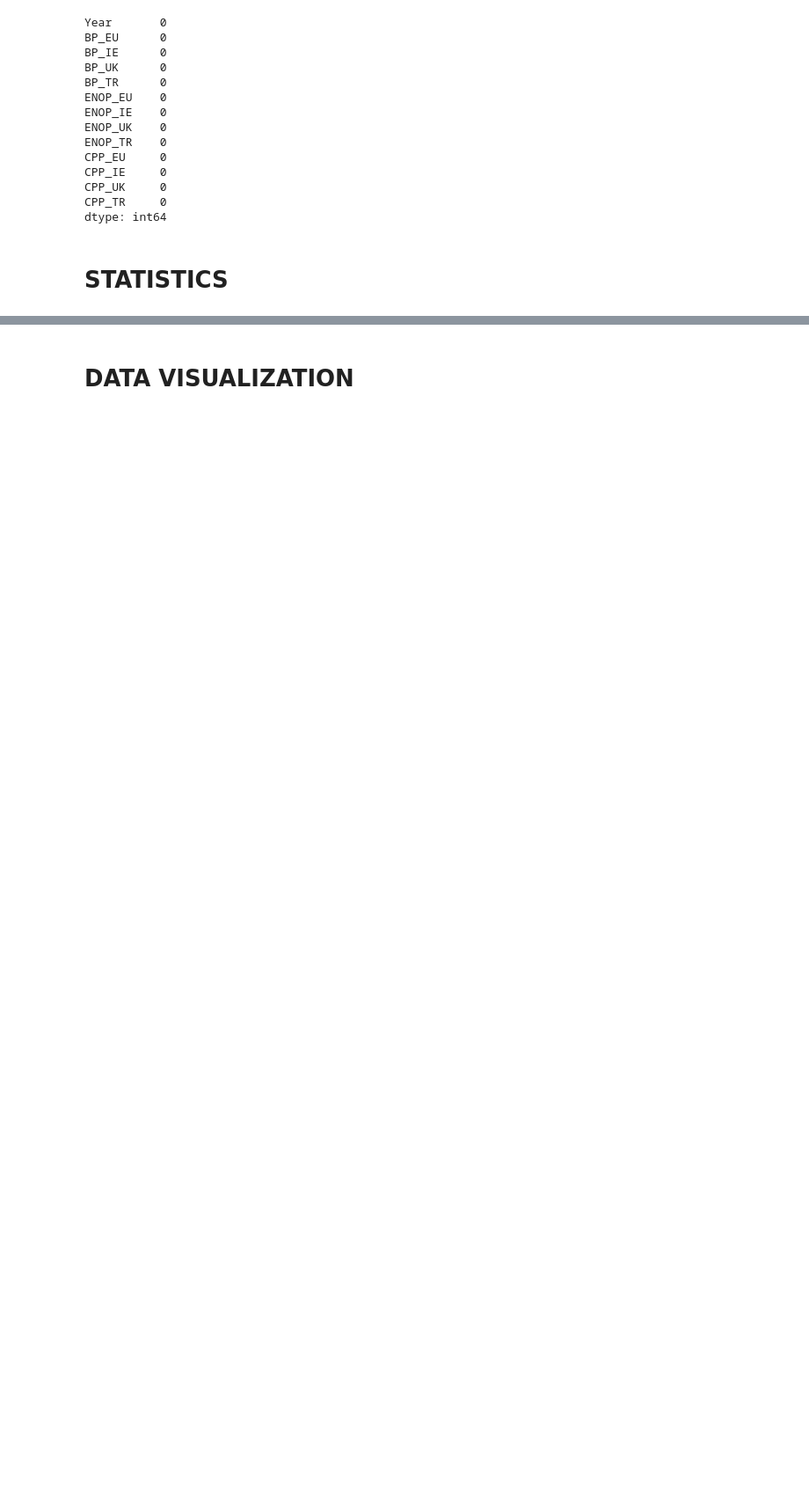
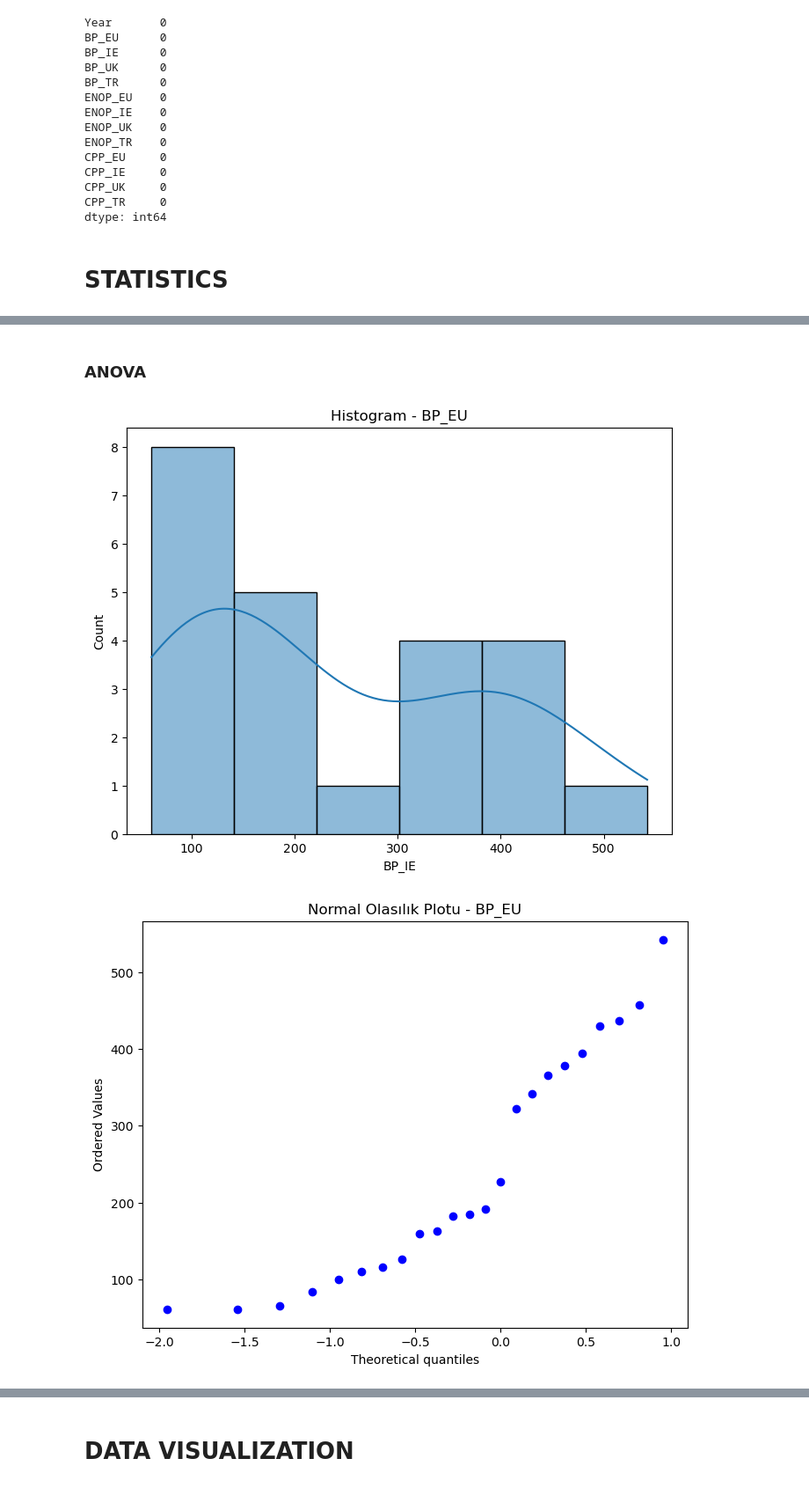
Before and after one commit to mzmalkoc/S1CA2_2023034, a Jupyter notebook: CA2_2023034.ipynb, the cells around one changed output, grey strips where cells are left out. Shown at 88% size. Saved outputs shown, nothing was run; the diff lists cells and outputs as text; code cells hidden in the pictures; blank space fills up the shorter version.

```diff
--- a/CA2_2023034.ipynb
+++ b/CA2_2023034.ipynb
@@ -1240,8 +1240,9 @@ df.fillna(method="bfill")
 # %%
 # 2023034 - MAHMUT ZAHID MALKOC
 from scipy.interpolate import interpolate
-df.interpolate(method='linear', inplace=True, limit_direction='forward', axis=0)
-df.interpolate(method='linear', inplace=True, limit_direction='backward', axis=0)
-df
+#df.interpolate(method='linear', inplace=True, limit_direction='forward', axis=0)
+#df.interpolate(method='linear', inplace=True, limit_direction='backward', axis=0)
+
+df.interpolate(method='linear', limit_direction='forward', axis=0)
 # %% [output]
 |  | Year | BP_EU | BP_IE | BP_UK | BP_TR | ENOP_EU | ENOP_IE | ENOP_UK | ENOP_TR | CPP_EU | CPP_IE | ... |
@@ -1263,0 +1286,3 @@ df
+# %%
+df = df.fillna(df.mean())
+df
@@ -1283,0 +1406,38 @@ dtype: int64
+# %% [markdown]
+### ANOVA
+# %%
+
+import matplotlib.pyplot as plt
+import seaborn as sns
+from scipy import stats
+'''
+data = {
+    'Year': [1996, 1997, 1998, ..., 2021, 2022],
+    'BP_EU': [263.6, 263.6, 263.6, ..., 133.5, 131.6],
+    'BP_IE': [394.0, 394.0, 394.0, ..., 191.6, 158.9],
+    'BP_UK': [118.9, 118.9, 118.9, ..., 96.5, 96.5],
+    'BP_TR': [45.9, 48.8, 46.1, ..., 79.2, 71.6],
+    'ENOP_EU': [117.5, 117.5, 117.5, ..., 113.0, 115.7],
+    'ENOP_IE': [120.1, 120.1, 120.1, ..., 143.4, 169.7],
+    'ENOP_UK': [78.6, 86.0, 94.4, ..., 111.8, 111.8],
+    'ENOP_TR': [138.4, 138.4, 138.4, ..., 94.4, 94.9],
+    'CPP_EU': [70.4, 71.2, 71.6, ..., 118.1, 132.1],
+    'CPP_IE': [64.9, 64.9, 64.9, ..., 115.3, 127.6],
+    'CPP_UK': [43.1, 45.6, 48.5, ..., 114.5, 114.5],
+    'CPP_TR': [14.7, 14.7, 14.7, ..., 302.2, 603.3]
+}
+'''
+# BP_EU histogram
+plt.figure(figsize=(8, 6))
+sns.histplot(df['BP_IE'], kde=True)
+plt.title('Histogram - BP_EU')
+plt.show()
+
+# BP_EU normal olasılık plotu
+plt.figure(figsize=(8, 6))
+stats.probplot(df['BP_IE'], plot=plt)
+plt.title('Normal Olasılık Plotu - BP_EU')
+plt.show()
+# %% [output]
+[figure, added]
+[figure, added]
```
Also changed, not shown: parts of 21 cells of this notebook.
